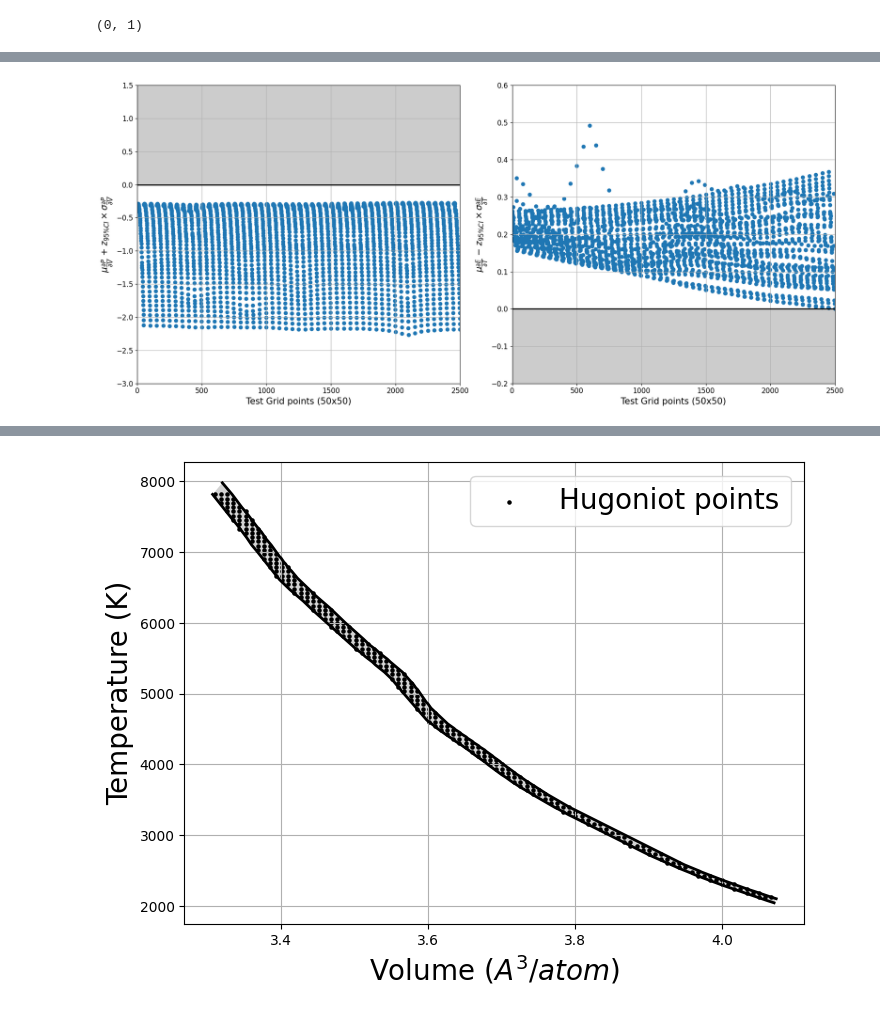
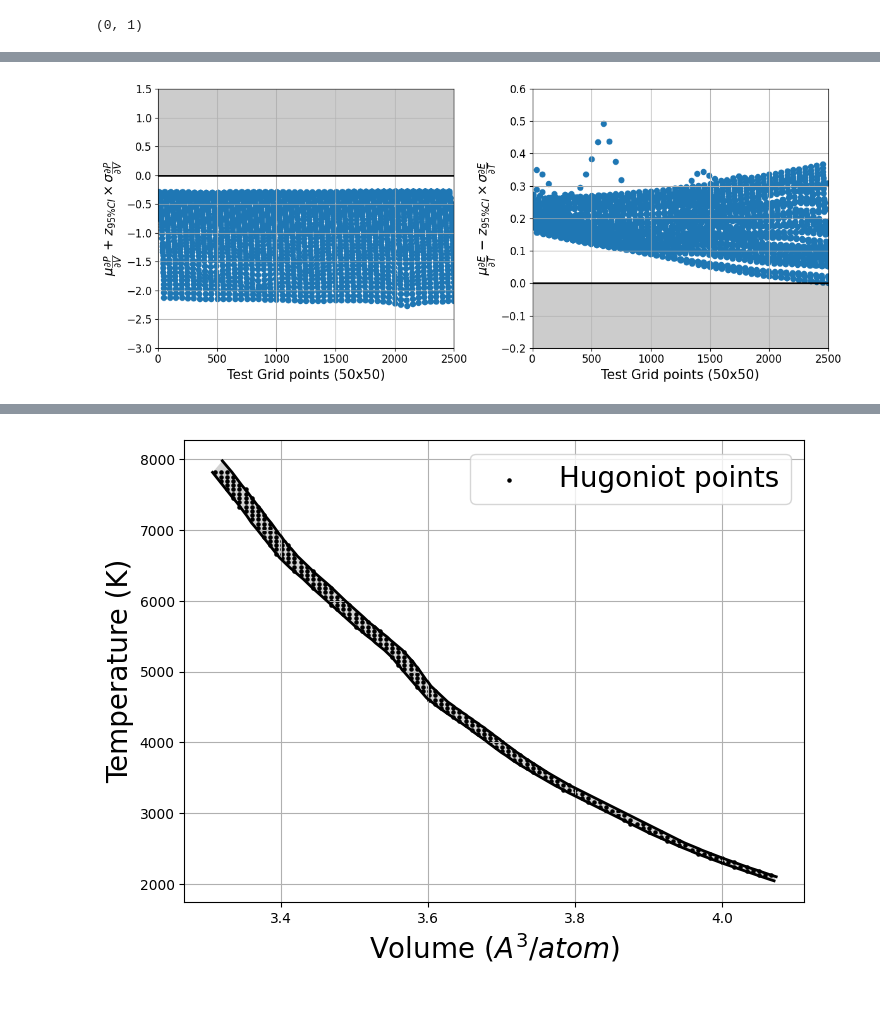
Before and after one commit to himanshu258/constrained_GP_EOS, a Jupyter notebook: main.ipynb, the cells around one changed output, grey strips where cells are left out. Drawn from its saved outputs; the diff is of its cells as text; code cells hidden in the pictures.

```diff
--- a/main.ipynb
+++ b/main.ipynb
@@ -188,35 +189,35 @@ plt.show()
 # %%
 
 t = np.linspace(1,2500,2500, dtype=int)
-plt.figure(figsize=(18, 8))
+plt.figure(figsize=(12, 5))
 
 plt.subplot(121)
 plt.scatter(t, consP)
 plt.axhline(y=0, color='k', linewidth=2)
 plt.ylabel(r'$\mu_{\dfrac{\partial P}{\partial V}}$ $+$ $z_{95\% CI} \times \sigma_{\dfrac{\partial P}{\partial V}}$', fontsize=15)
 plt.xlabel('Test Grid points (50x50)', fontsize=15)
 plt.xlim((0, 2500))
 plt.ylim((-3, 1.5))
 plt.tick_params(labelsize=12)
 plt.fill_between(t, y1=0, y2=1.5, color='black', alpha=0.2)
 plt.grid()
 
 
 plt.subplot(122)
 plt.scatter(t, consE)
 plt.axhline(y=0, color='k', linewidth=2)
 plt.ylabel(r'$\mu_{\dfrac{\partial E}{\partial T}}$ $-$ $z_{95\% CI} \times \sigma_{\dfrac{\partial E}{\partial T}}$', fontsize=15)
 plt.xlabel('Test Grid points (50x50)', fontsize=15)
 plt.xlim((0, 2500))
 plt.ylim((-0.20, 0.6))
 plt.tick_params(labelsize=12)
 plt.fill_between(t, y1=0, y2=-0.6, color='black', alpha=0.2)
 plt.grid()
 
 plt.tight_layout()
 plt.show()
 # %% [output]
-[figure, old version]
+[figure, new version]
 # %%
 def K11_H(x1, x2, l1, l2, sigma_f, sigma_n1):
     theta = np.array([1 / (2 * l1**2), 1 / (2 * l2**2)])
```
Also changed, not shown: parts of 7 cells of this notebook, 3 other files.
